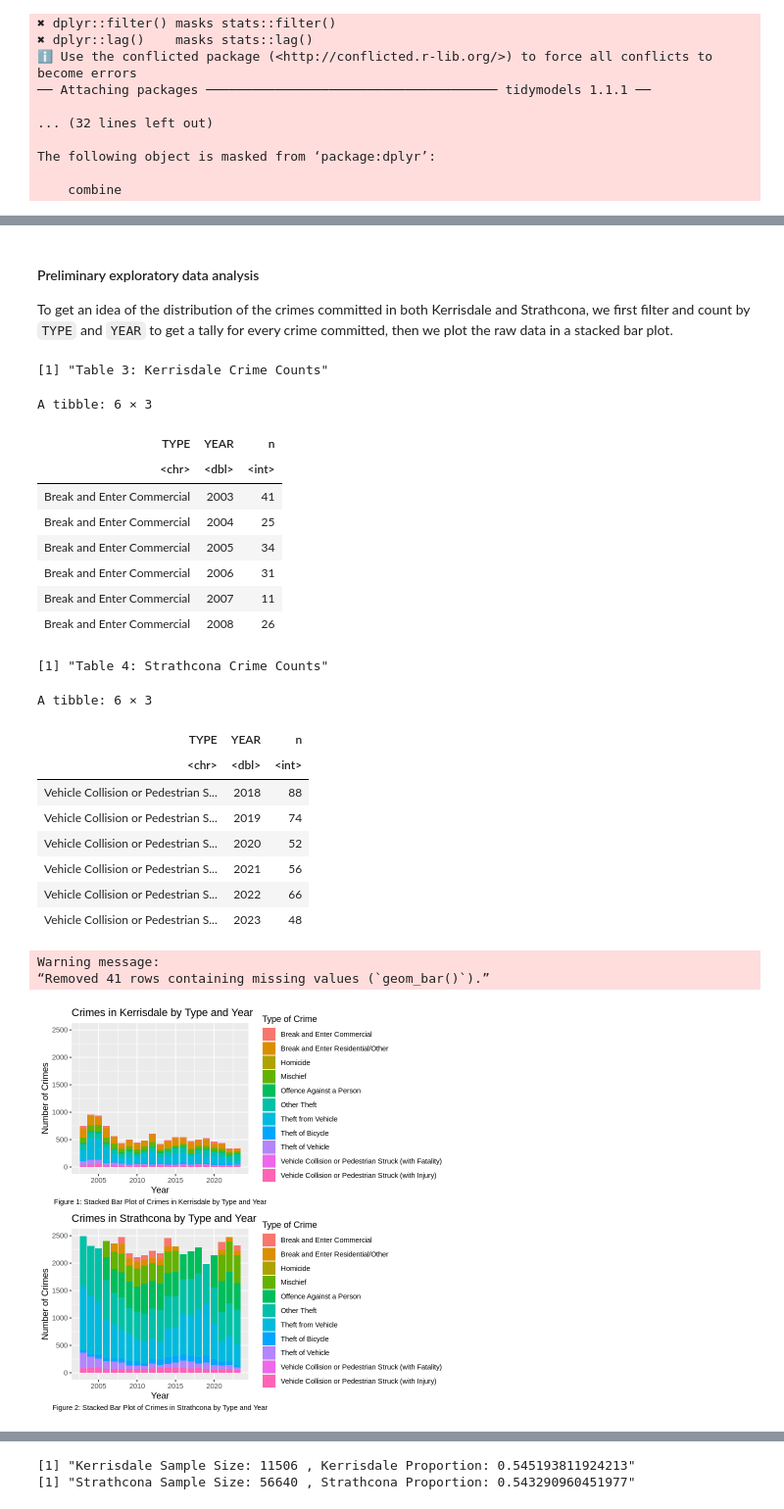
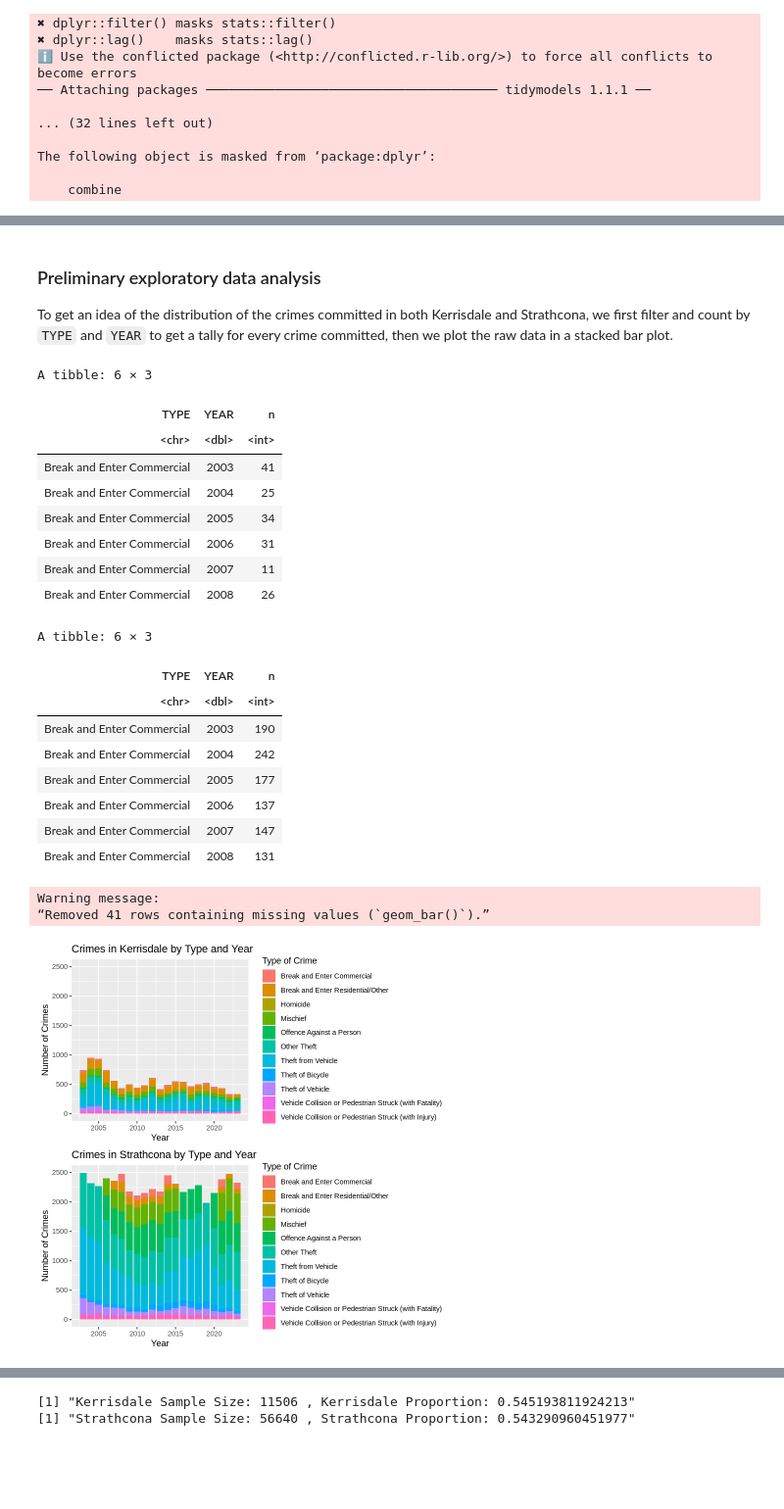
Before and after one commit to emilywang0/stat201-project-group13, a Jupyter notebook: Proposal.ipynb, the cells around one changed output, grey strips where cells are left out. Shown at 98% size. Cells and saved outputs as stored; diff of their text form; code cells hidden in the pictures; blank space fills up the shorter version.

```diff
--- a/Proposal.ipynb
+++ b/Proposal.ipynb
@@ -45,9 +57,9 @@ The first step is to read in our data set from the web using the 'read_csv' func
 # %%
 # Load the data from the web
-kerris_url <- "https://drive.google.com/uc?export=download&id=1XOj_2FTc-0lW5-8RX9lRBOgzX5A2IMet"
-strath_url <- "https://drive.google.com/uc?export=download&id=1wXQ8W3kBSo7ija-mhUzCVPbShviQHLNt"
-kerrisdale_data <- read_csv(kerris_url)
-strathcona_data <- read_csv(strath_url)
+kerrisdale_url <- "https://drive.google.com/uc?export=download&id=1XOj_2FTc-0lW5-8RX9lRBOgzX5A2IMet"
+strathcona_url <- "https://drive.google.com/uc?export=download&id=1wXQ8W3kBSo7ija-mhUzCVPbShviQHLNt"
+kerrisdale_data <- read_csv(kerrisdale_url)
+strathcona_data <- read_csv(strathcona_url)
 
 # Merge the two data frames into a single data frame:
 crime <- rbind(kerrisdale_data, strathcona_data)
@@ -55,8 +67,10 @@ crime <- rbind(kerrisdale_data, strathcona_data)
 # Select only relevant columns to our study
 crime <- select(crime, c(TYPE, YEAR, NEIGHBOURHOOD))
 
-print("Table 1: 2003-2023 Crime Data in Kerrisdale and Strathcona")
+# Display data frame
+print("Table 1: 2003-2023 Crime Data in Kerrisdale and Stratcona")
 head(crime)
+tail(crime)
 # %% [output]
 Rows: 11506 Columns: 10
 ── Column specification ────────────────────────────────────────────────────────
@@ -106,7 +130,7 @@ A tibble: 6 × 3
 | Break and Enter Commercial | 2006 | Kerrisdale |
 | Break and Enter Commercial | 2020 | Kerrisdale |
 # %% [markdown]
-#### Preliminary exploratory data analysis
+### Preliminary exploratory data analysis
 
 To get an idea of the distribution of the crimes committed in both Kerrisdale and Strathcona, we first filter and count by `TYPE` and `YEAR` to get a tally for every crime committed, then we plot the raw data in a stacked bar plot.
 # %%
@@ -118,59 +142,57 @@ kerrisdale_crimes <- crime_mutate |>
 strathcona_crimes <- crime_mutate |>
     filter(NEIGHBOURHOOD == "Strathcona")
 
-# Get counts of Kerrisdale crimes
+# Get counts of kerrisdale crimes
 kerrisdale_crime_counts <- kerrisdale_crimes |>
     count(TYPE, YEAR)
 
-# Get counts of Strathcona crimes
+# Get counts of strathcona crimes
 strathcona_crime_counts <- strathcona_crimes |>
     count(TYPE, YEAR)
-print("Table 3: Kerrisdale Crime Counts")
+
+# Preview data frames
 head(kerrisdale_crime_counts)
-print("Table 4: Strathcona Crime Counts")
-tail(strathcona_crime_counts)
+head(strathcona_crime_counts)
 # %% [output]
-[1] "Table 3: Kerrisdale Crime Counts"
+A tibble: 6 × 3
+| TYPE | YEAR | n |
+| <chr> | <dbl> | <int> |
+| Break and Enter Commercial | 2003 | 41 |
+| Break and Enter Commercial | 2004 | 25 |
+| Break and Enter Commercial | 2005 | 34 |
+| Break and Enter Commercial | 2006 | 31 |
+| Break and Enter Commercial | 2007 | 11 |
+| Break and Enter Commercial | 2008 | 26 |
 A tibble: 6 × 3
-| TYPE | YEAR | n |
-| <chr> | <dbl> | <int> |
-| Break and Enter Commercial | 2003 | 41 |
-| Break and Enter Commercial | 2004 | 25 |
-| Break and Enter Commercial | 2005 | 34 |
-| Break and Enter Commercial | 2006 | 31 |
-| Break and Enter Commercial | 2007 | 11 |
-| Break and Enter Commercial | 2008 | 26 |
-[1] "Table 4: Strathcona Crime Counts"
-A tibble: 6 × 3
 | TYPE | YEAR | n |
 | <chr> | <dbl> | <int> |
-| Vehicle Collision or Pedestrian S... | 2018 | 88 |
-| Vehicle Collision or Pedestrian S... | 2019 | 74 |
-| Vehicle Collision or Pedestrian S... | 2020 | 52 |
-| Vehicle Collision or Pedestrian S... | 2021 | 56 |
-| Vehicle Collision or Pedestrian S... | 2022 | 66 |
-| Vehicle Collision or Pedestrian S... | 2023 | 48 |
+| Break and Enter Commercial | 2003 | 190 |
+| Break and Enter Commercial | 2004 | 242 |
+| Break and Enter Commercial | 2005 | 177 |
+| Break and Enter Commercial | 2006 | 137 |
+| Break and Enter Commercial | 2007 | 147 |
+| Break and Enter Commercial | 2008 | 131 |
 # %%
-# Create stacked bar plot of raw data for Kerrisdale
+# Create stacked bar plot of raw data
 kerrisdale_raw_data_plot <- kerrisdale_crime_counts |>
     ggplot(aes(x = YEAR, y = n, fill = TYPE)) +
     geom_bar(stat = "identity") +
-    labs(x = "Year", y = "Number of Crimes", fill = "Type of Crime", caption = "Figure 1: Stacked Bar Plot of Crimes in Kerrisdale by Type and Year") +
+    labs(x = "Year", y = "Number of Crimes", fill = "Type of Crime") +
     ggtitle("Crimes in Kerrisdale by Type and Year") +
-    ylim(0, 2500) + theme(plot.caption = element_text(hjust = 0.5))
+    ylim(0, 2500)
 
-# Create stacked bar plot of raw data for Strathcona
+# Create stacked bar plot of raw data
 strathcona_raw_data_plot <- strathcona_crime_counts |>
     ggplot(aes(x = YEAR, y = n, fill = TYPE)) +
     geom_bar(stat = "identity") +
-    labs(x = "Year", y = "Number of Crimes", fill = "Type of Crime", caption = "Figure 2: Stacked Bar Plot of Crimes in Strathcona by Type and Year") +
+    labs(x = "Year", y = "Number of Crimes", fill = "Type of Crime") +
     ggtitle("Crimes in Strathcona by Type and Year") +
-    ylim(0, 2500) + theme(plot.caption = element_text(hjust = 0.5))
+    ylim(0, 2500)
 
 # Display plots
 grid.arrange(kerrisdale_raw_data_plot, strathcona_raw_data_plot)
 # %% [output]
 Warning message:
 “Removed 41 rows containing missing values (`geom_bar()`).”
-[figure, old version]
+[figure, new version]
 # %% [markdown]
```
Also changed, not shown: parts of 17 cells of this notebook.
